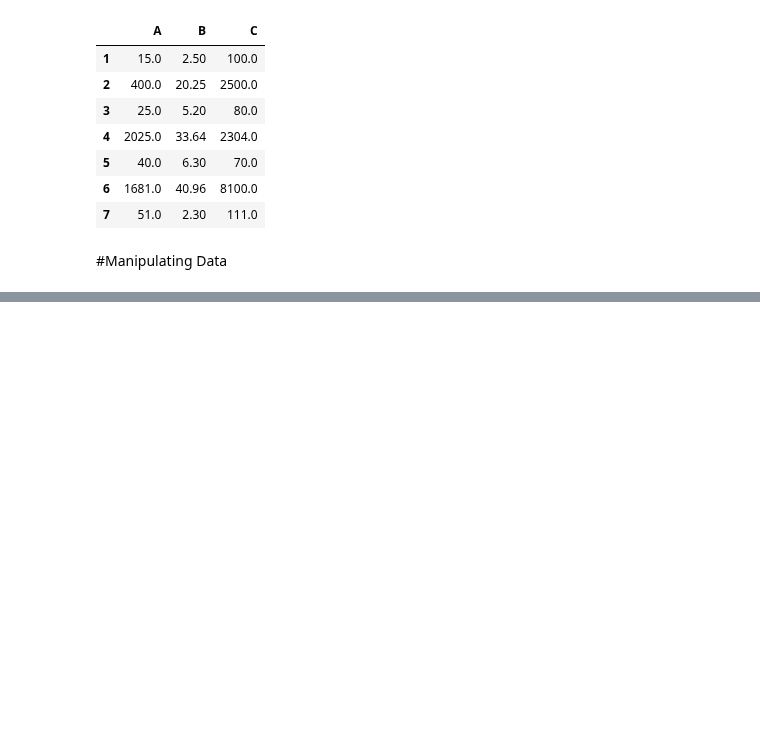
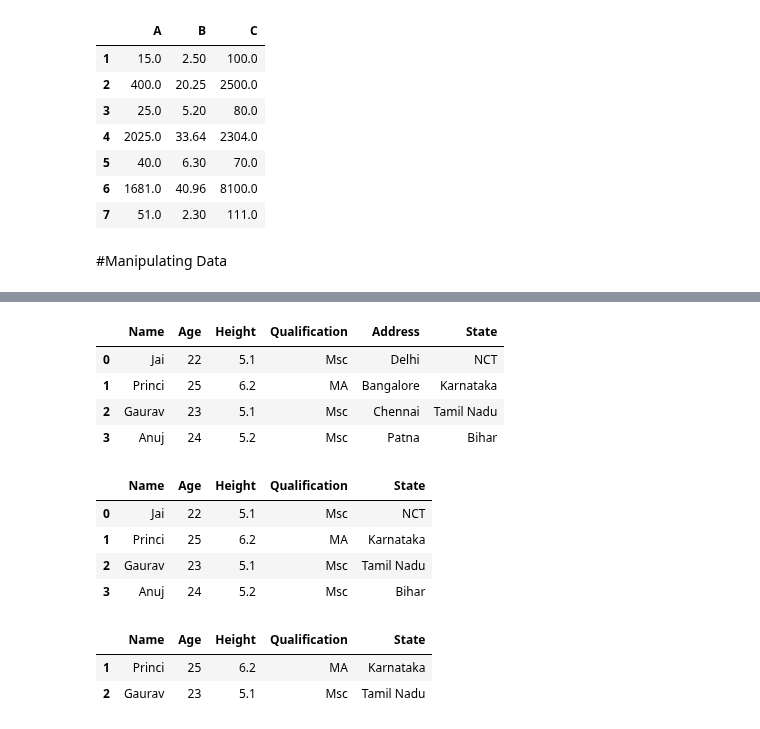
Before and after one commit to kjeyaram-orcl/DataScience, a Jupyter notebook: Pandas.ipynb, the cells around one changed output, grey strips where cells are left out. Drawn from its saved outputs; the diff is of its cells as text; code cells hidden in the pictures; blank space fills up the shorter version.

```diff
--- a/Pandas.ipynb
+++ b/Pandas.ipynb
@@ -1062,0 +1090,36 @@ df
+# %%
+import pandas as pd
+
+data = {
+    'Name': ['Jai', 'Princi', 'Gaurav', 'Anuj'],
+    'Age' : [22, 25, 23, 24],
+    'Height' : [5.1, 6.2, 5.1, 5.2],
+    'Qualification': ['Msc', 'MA', 'Msc', 'Msc'],
+    'Address': ['Delhi', 'Bangalore', 'Chennai', 'Patna'],
+    'State' : ['NCT', 'Karnataka', 'Tamil Nadu', 'Bihar']
+    }
+
+df = pd.DataFrame(data)
+display(df)
+
+#drop columns
+df.drop(['Address'],axis=1,inplace=True)
+display(df)
+
+#drop rows by index
+df.drop([0,3],inplace=True)
+display(df)
+# %% [output]
+|  | Name | Age | Height | Qualification | Address | State |
+| 0 | Jai | 22 | 5.1 | Msc | Delhi | NCT |
+| 1 | Princi | 25 | 6.2 | MA | Bangalore | Karnataka |
+| 2 | Gaurav | 23 | 5.1 | Msc | Chennai | Tamil Nadu |
+| 3 | Anuj | 24 | 5.2 | Msc | Patna | Bihar |
+|  | Name | Age | Height | Qualification | State |
+| 0 | Jai | 22 | 5.1 | Msc | NCT |
+| 1 | Princi | 25 | 6.2 | MA | Karnataka |
+| 2 | Gaurav | 23 | 5.1 | Msc | Tamil Nadu |
+| 3 | Anuj | 24 | 5.2 | Msc | Bihar |
+|  | Name | Age | Height | Qualification | State |
+| 1 | Princi | 25 | 6.2 | MA | Karnataka |
+| 2 | Gaurav | 23 | 5.1 | Msc | Tamil Nadu |
```
Also changed, not shown: parts of 2 cells of this notebook.
